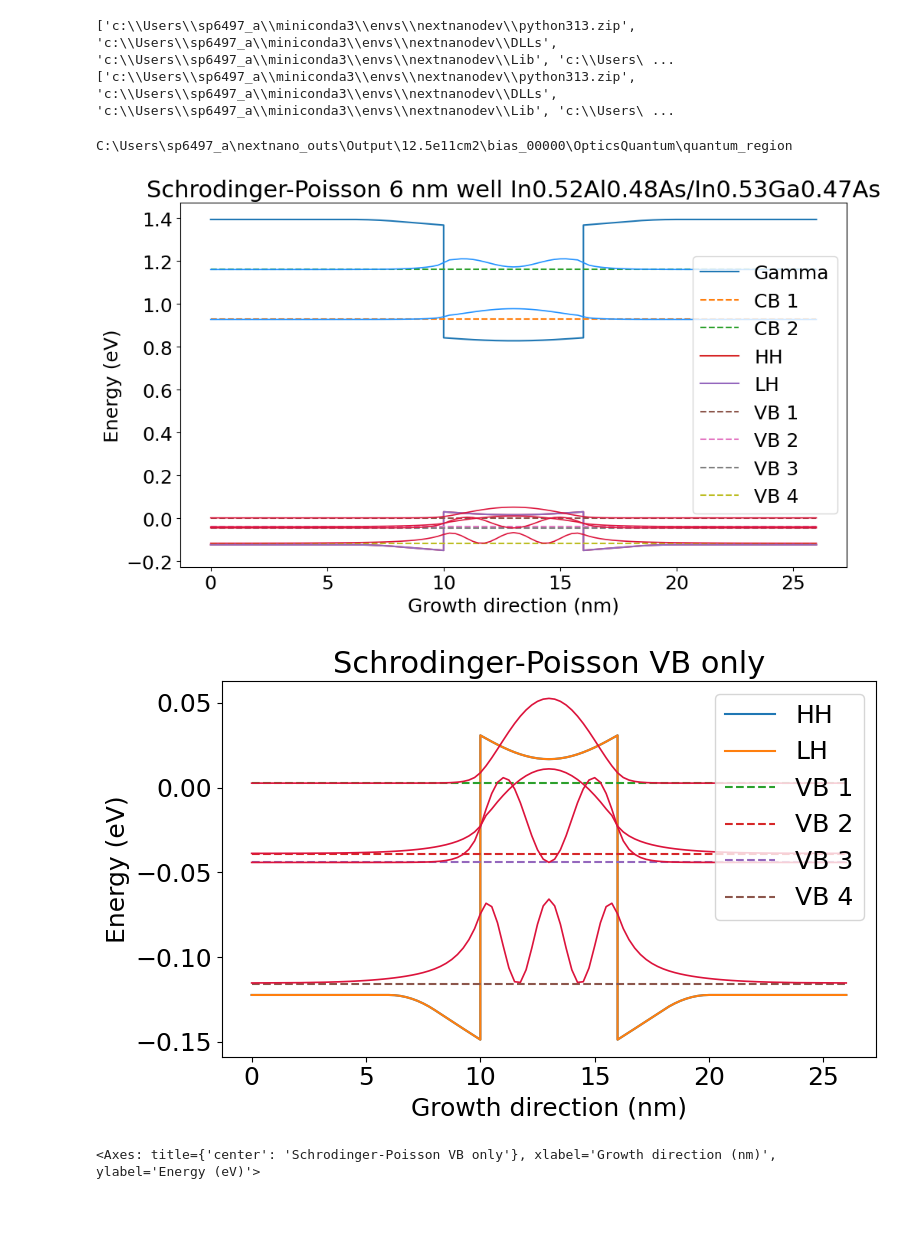
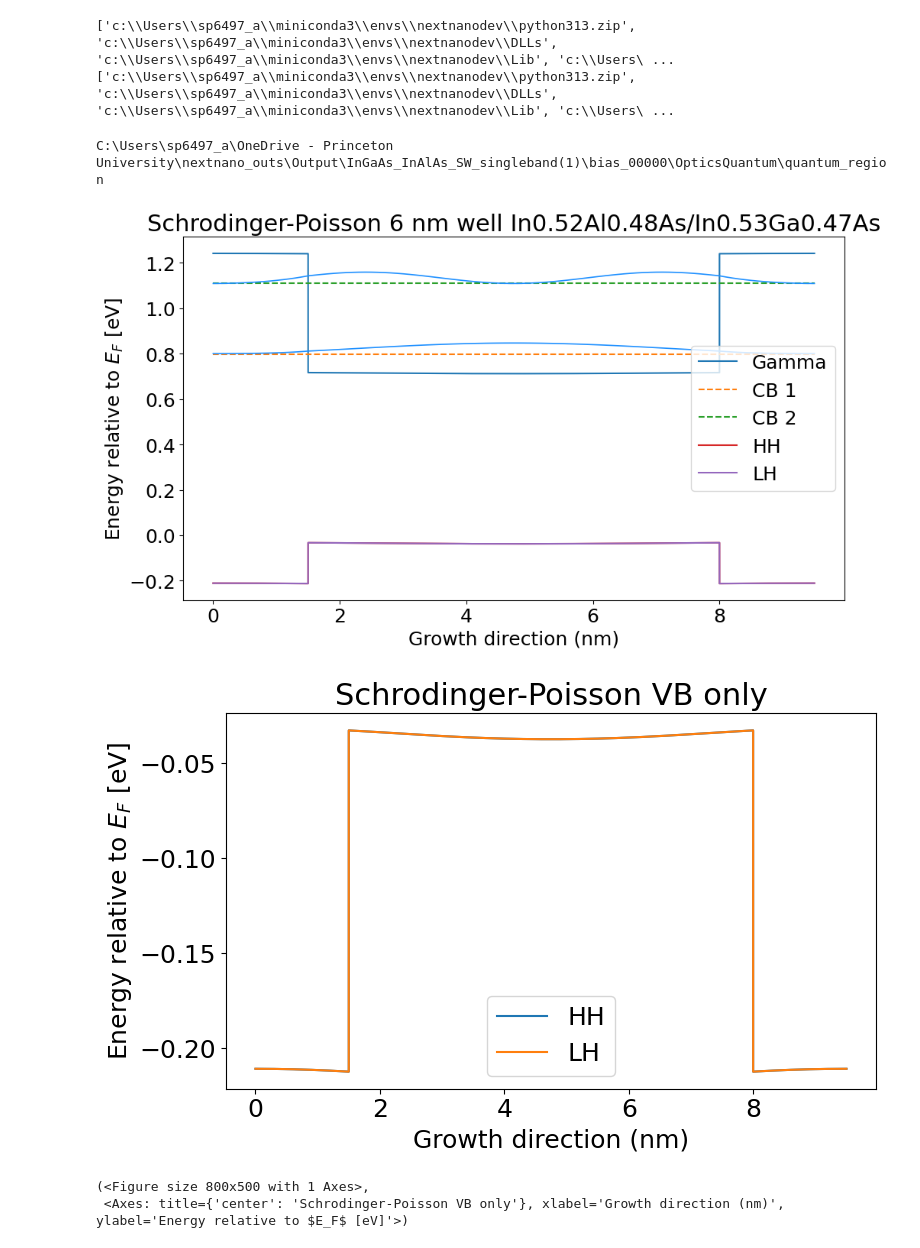
Before and after one commit to sherpsss/nextnanopy_projects, a Jupyter notebook: InGaAsInAlAssinglewell/6nm_well_VB_check.ipynb, the cells around one changed output. Drawn from its saved outputs; the diff is of its cells as text; code cells hidden in the pictures; blank space fills up the shorter version.

```diff
--- a/InGaAsInAlAssinglewell/6nm_well_VB_check.ipynb
+++ b/InGaAsInAlAssinglewell/6nm_well_VB_check.ipynb
@@ -16,24 +16,25 @@ from nextnano_tools.simstructs import SimOut, BandStructure, Eigenstate
 ['c:\\Users\\sp6497_a\\miniconda3\\envs\\nextnanodev\\python313.zip', 'c:\\Users\\sp6497_a\\miniconda3\\envs\\nextnanodev\\DLLs', 'c:\\Users\\sp6497_a\\miniconda3\\envs\\nextnanodev\\Lib', 'c:\\Users\ ...
 ['c:\\Users\\sp6497_a\\miniconda3\\envs\\nextnanodev\\python313.zip', 'c:\\Users\\sp6497_a\\miniconda3\\envs\\nextnanodev\\DLLs', 'c:\\Users\\sp6497_a\\miniconda3\\envs\\nextnanodev\\Lib', 'c:\\Users\ ...
 # %%
-parent_dir = r'C:\Users\sp6497_a\nextnano_outs\Output\AlGaAs_GaAs_widths_for_DW(5)'
-VB_cutoff = 2
 bias = r'bias_00000'
 quantum_region = r'Quantum\quantum_region'
-quantum_band = r'kp8'
-quantum_band_interactions = r'kp8_kp8'
+# quantum_band = r'kp8'
+# quantum_band_interactions = r'kp8_kp8'
+quantum_band = r'Gamma'
+quantum_band_interactions = r'Gamma_Gamma'
 # %%
-parent_dir = r'C:\Users\sp6497_a\nextnano_outs\Output\12.5e11cm2'
-VB_cutoff = 0.4
-simoutidk = build_output(parent_dir,quantum_region,quantum_band,quantum_band_interactions,bias,VB_cutoff,14)
+parent_dir = r'C:\Users\sp6497_a\OneDrive - Princeton University\nextnano_outs\Output\InGaAs_InAlAs_SW_singleband(1)'
+VB_cutoff = 0.5
+simoutidk = build_output(parent_dir,quantum_region,quantum_band,quantum_band_interactions,bias,VB_cutoff,14,model='gamma')
 # simoutidk.plot_all_bands()
 simoutidk.bands['CB'].sort_subbands(decreasing=False)
 simoutidk.bands['VB'].sort_subbands(decreasing=True)
-simoutidk.bands['VB'].remove_subband(index=5)
+# simoutidk.bands['VB'].remove_subband(index=5)
 simoutidk.plot_all_bands(title_diff='Schrodinger-Poisson 6 nm well In0.52Al0.48As/In0.53Ga0.47As')
 simoutidk.bands['VB'].plot_band(title_diff='Schrodinger-Poisson VB only',normalize_y=False)
 # %% [output]
-C:\Users\sp6497_a\nextnano_outs\Output\12.5e11cm2\bias_00000\OpticsQuantum\quantum_region
+C:\Users\sp6497_a\OneDrive - Princeton University\nextnano_outs\Output\InGaAs_InAlAs_SW_singleband(1)\bias_00000\OpticsQuantum\quantum_region
-[figure, old version]
+[figure, new version]
-[figure, old version]
+[figure, new version]
-<Axes: title={'center': 'Schrodinger-Poisson VB only'}, xlabel='Growth direction (nm)', ylabel='Energy (eV)'>
+(<Figure size 800x500 with 1 Axes>,
+ <Axes: title={'center': 'Schrodinger-Poisson VB only'}, xlabel='Growth direction (nm)', ylabel='Energy relative to $E_F$ [eV]'>)
```
Also changed, not shown: parts of 5 cells of this notebook, 6 other files.
